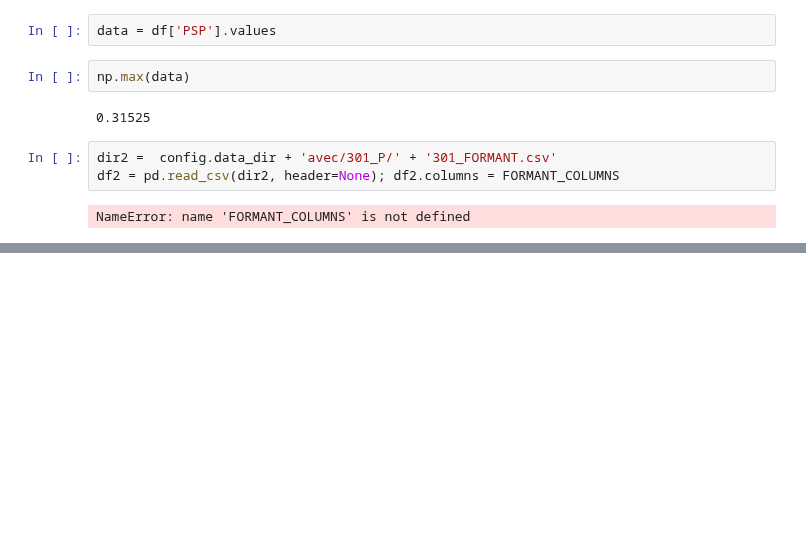
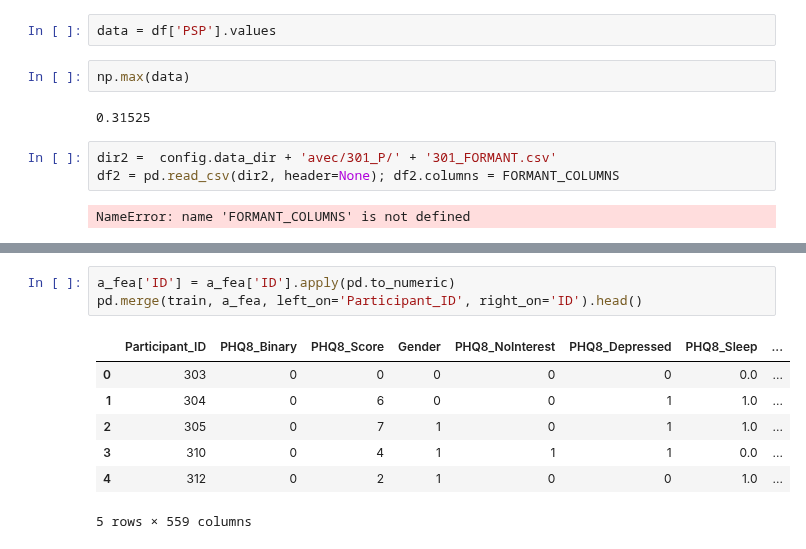
Before and after one commit to LouisYZK/dds-avec2019, a Jupyter notebook: explore.ipynb, the cells around one changed output, grey strips where cells are left out. Drawn from its saved outputs; the diff is of its cells as text; blank space fills up the shorter version.

```diff
--- a/explore.ipynb
+++ b/explore.ipynb
@@ -116,0 +138,11 @@ NameError: name 'FORMANT_COLUMNS' is not defined
+# %%
+a_fea['ID'] = a_fea['ID'].apply(pd.to_numeric)
+pd.merge(train, a_fea, left_on='Participant_ID', right_on='ID').head()
+# %% [output]
+|  | Participant_ID | PHQ8_Binary | PHQ8_Score | Gender | PHQ8_NoInterest | PHQ8_Depressed | PHQ8_Sleep | ... |
+| 0 | 303 | 0 | 0 | 0 | 0 | 0 | 0.0 | ... |
+| 1 | 304 | 0 | 6 | 0 | 0 | 1 | 1.0 | ... |
+| 2 | 305 | 0 | 7 | 1 | 0 | 1 | 1.0 | ... |
+| 3 | 310 | 0 | 4 | 1 | 1 | 1 | 0.0 | ... |
+| 4 | 312 | 0 | 2 | 1 | 0 | 0 | 1.0 | ... |
+5 rows × 559 columns
```
Also changed, not shown: parts of 6 cells of this notebook, 9 other files.
